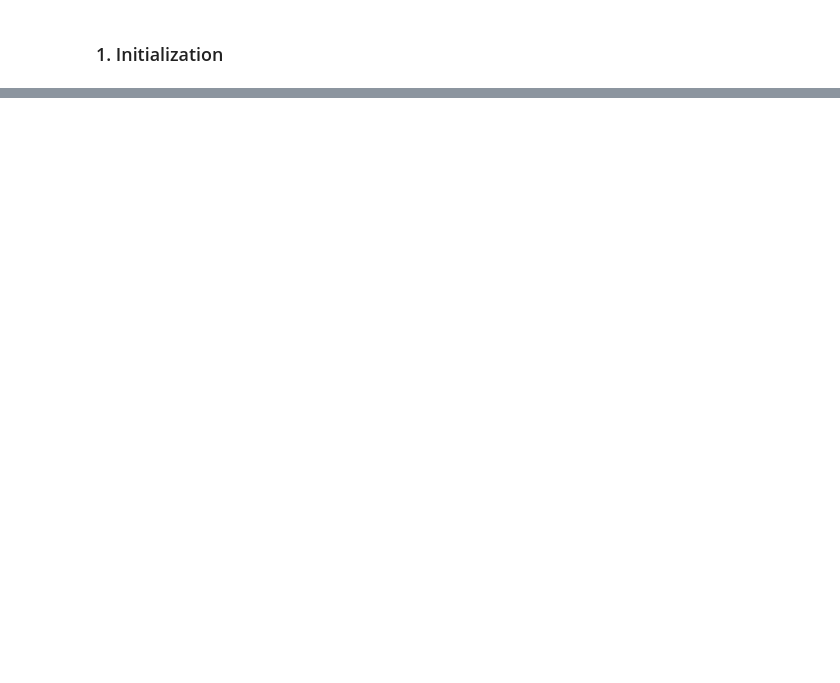
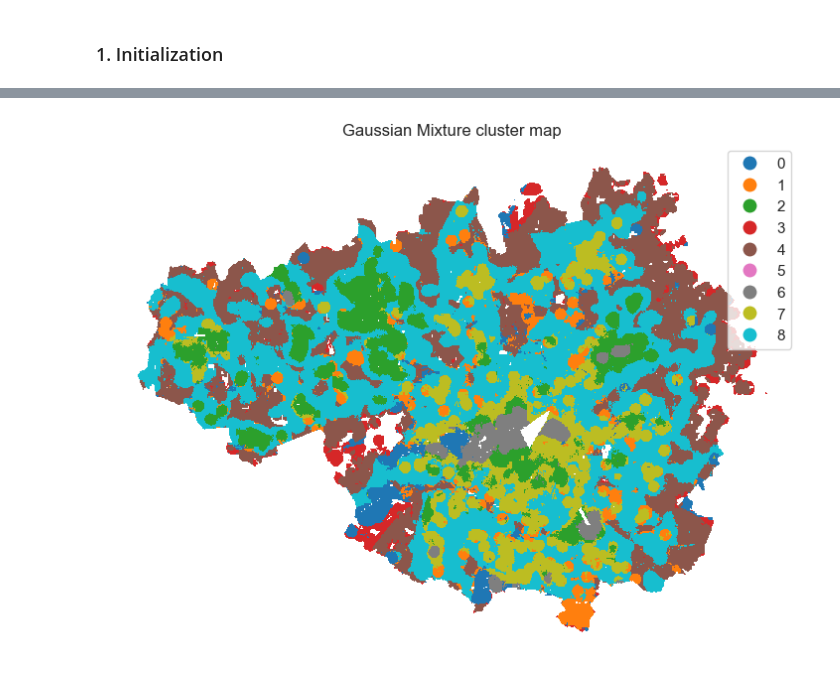
Before and after one commit to Spatial-Data-Science-and-GEO-AI-Lab/MultiHealth_S, a Jupyter notebook: clustering.ipynb, the cells around one changed output, grey strips where cells are left out. Saved outputs shown, nothing was run; the diff lists cells and outputs as text; code cells hidden in the pictures; blank space fills up the shorter version.

```diff
--- a/clustering.ipynb
+++ b/clustering.ipynb
@@ -252,0 +90,18 @@ plt.show()
+# %%
+# Plotting results, 7 seems to be okay here
+popgridsub["Kmeans_cluster_label"] = cgram_kmeans.labels[9]
+# Set up figure and ax
+f, ax = plt.subplots(1, figsize=(9, 9))
+# Plot unique values choropleth including a legend and with no boundary lines
+popgridsub.plot(
+    column="Kmeans_cluster_label",
+    categorical=True,
+    legend=True,
+    linewidth=0,
+    ax=ax,
+)
+# Remove axis
+ax.set_axis_off()
+# Display the map
+plt.title("K-means cluster map")
+plt.show()
@@ -252,0 +155,20 @@ plt.show()
+# %%
+# Plotting results, 10 seems okay here
+popgridsub["GMM_cluster_label"] = cgram_gmm.labels[9]
+# Set up figure and ax
+f, ax = plt.subplots(1, figsize=(9, 9))
+# Plot unique values choropleth including a legend and with no boundary lines
+popgridsub.plot(
+    column="GMM_cluster_label",
+    categorical=True,
+    legend=True,
+    linewidth=0,
+    ax=ax,
+)
+# Remove axis
+ax.set_axis_off()
+# Display the map
+plt.title("Gaussian Mixture cluster map")
+plt.show()
+# %% [output]
+[figure, added]
```
Also changed, not shown: parts of 38 cells of this notebook.
